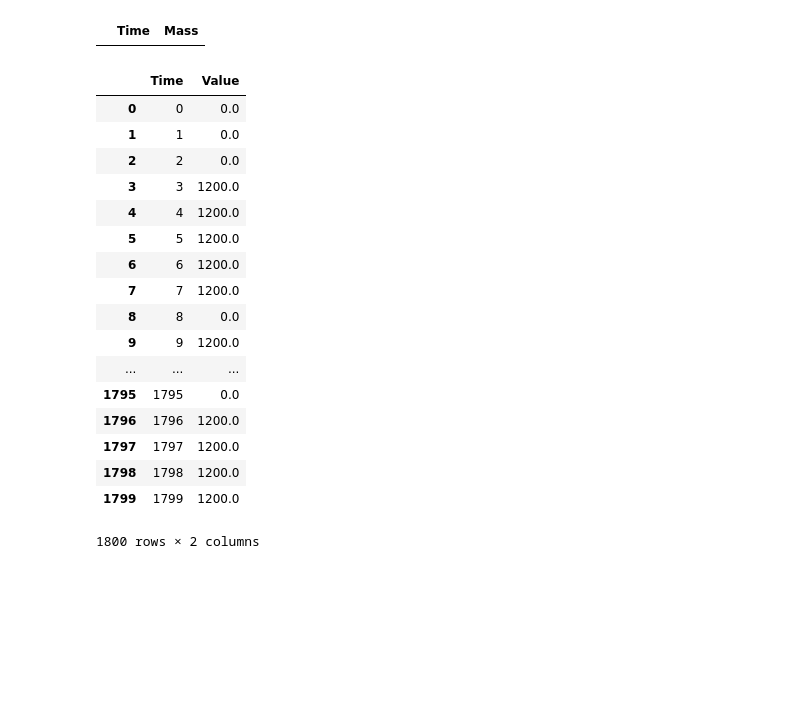
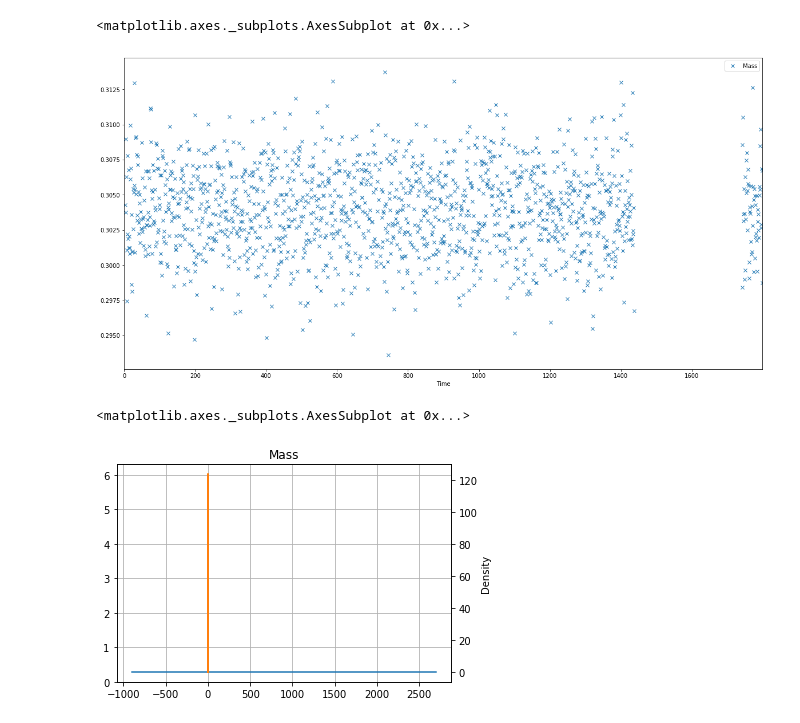
Before and after one commit to bam241/cvt_sensitivity, a Jupyter notebook: Untitled.ipynb, the cells around one changed output. Cells and saved outputs as stored; diff of their text form; code cells hidden in the pictures; blank space fills up the shorter version.

Commit message:
am some plots

```diff
--- a/Untitled.ipynb
+++ b/Untitled.ipynb
@@ -46,27 +29,25 @@ Name: Mass, Length: 1800, dtype: float64
-# %%
-uox[(uox.Mass != 0)]
-# %% [output]
-|  | Time | Mass |
-# %%
-powe = tim.get_power(ev)
-#powe[(powe.Value != 0)]
-powe
-# %% [output]
-|  | Time | Value |
-| 0 | 0 | 0.0 |
-| 1 | 1 | 0.0 |
-| 2 | 2 | 0.0 |
-| 3 | 3 | 1200.0 |
-| 4 | 4 | 1200.0 |
-| 5 | 5 | 1200.0 |
-| 6 | 6 | 1200.0 |
-| 7 | 7 | 1200.0 |
-| 8 | 8 | 0.0 |
-| 9 | 9 | 1200.0 |
-| ... | ... | ... |
-| 1795 | 1795 | 0.0 |
-| 1796 | 1796 | 1200.0 |
-| 1797 | 1797 | 1200.0 |
-| 1798 | 1798 | 1200.0 |
-| 1799 | 1799 | 1200.0 |
-1800 rows × 2 columns
+# %%
+file = 'cyclus.sqlite'
+nucs1 = ['238U']
+nucs2 = ['235U']
+uma_238u = 238050786.996e-6
+uma_235u = 235043928.190e-6
+
+
+uox_u5_spent = cyh.TransFrac(file, ['waste'], ['enrichment'], nucs1, nucs2,uma_238u, uma_235u)
+uox_u5_spent['Mass'] = uox_u5_spent['Mass']*100
+# %%
+uox_u5_spent.plot(x='Time', y='Mass',figsize=(20, 10),  marker = 'x', linestyle='')
+# %% [output]
+<matplotlib.axes._subplots.AxesSubplot at 0x...>
+[figure, added]
+# %%
+binwidth = 0.00001
+fig = plt.figure()
+ax = fig.add_subplot(111)
+tt = uox_u5_spent.hist('Mass',figsize=(20, 10), bins=np.arange(uox_u5_spent['Mass'].min(), uox_u5_spent['Mass'].max() + binwidth, binwidth),ax=ax)
+ax1 = ax.twinx()
+uox_u5_spent.plot(kind="kde", ax=ax1, legend=False )
+# %% [output]
+<matplotlib.axes._subplots.AxesSubplot at 0x...>
+[figure, added]
```
Also changed, not shown: parts of 9 cells of this notebook.
